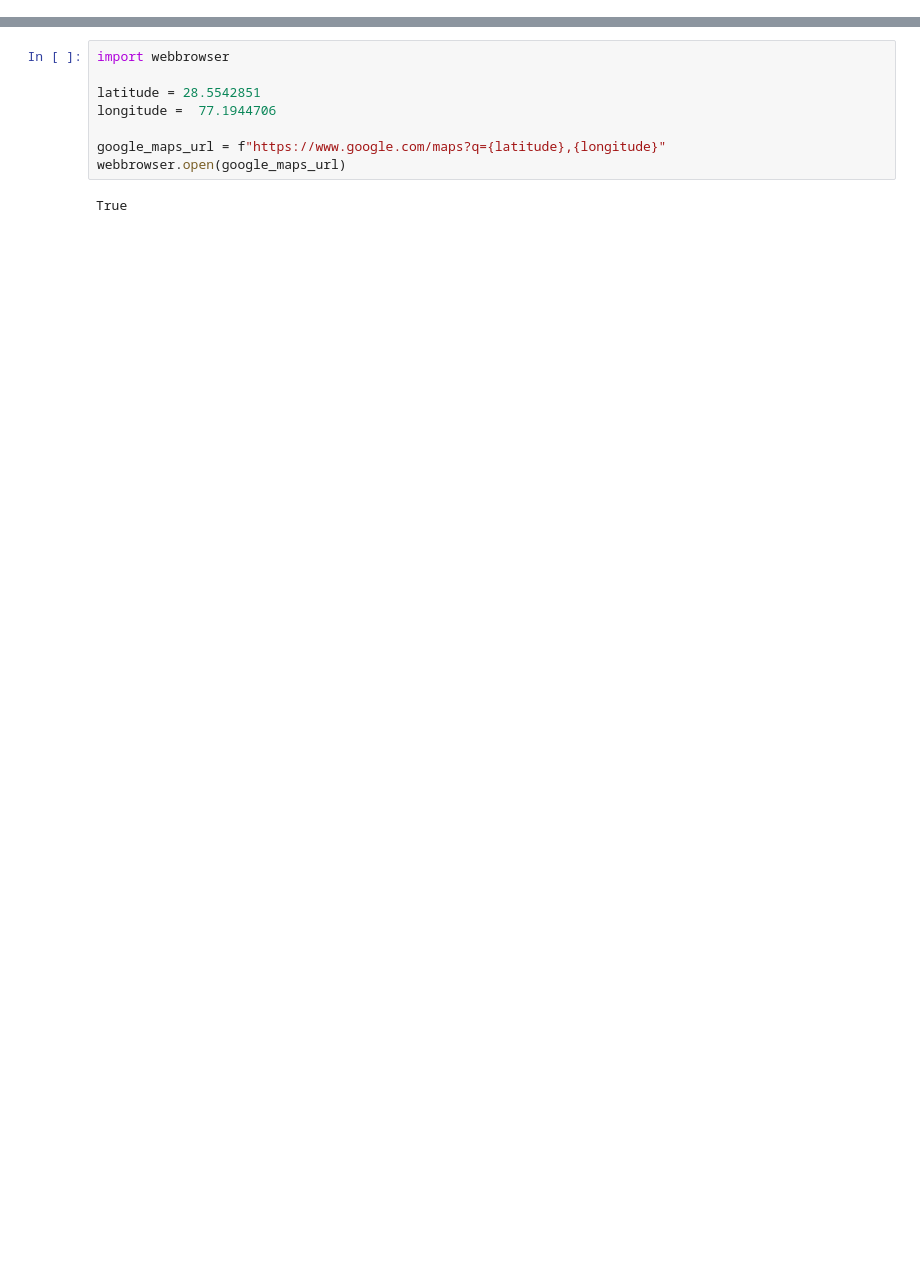
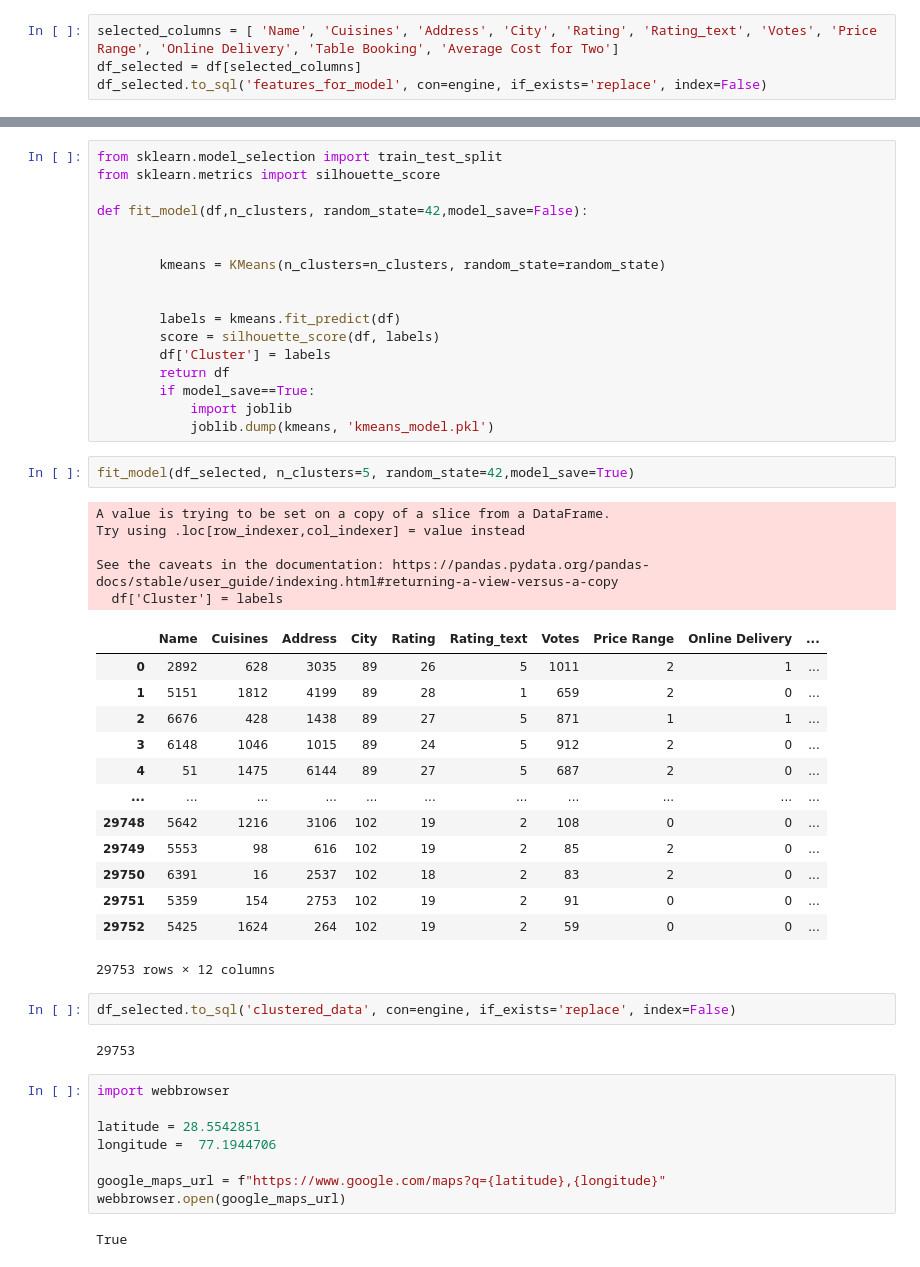
Before and after one commit to keerthi-ds777/restaurant-app, a Jupyter notebook: main.ipynb, the cells around one changed output, grey strips where cells are left out. Drawn from its saved outputs; the diff is of its cells as text; blank space fills up the shorter version.

```diff
--- a/main.ipynb
+++ b/main.ipynb
@@ -47,0 +101,4 @@ df.head()
+# %%
+selected_columns = [ 'Name', 'Cuisines', 'Address', 'City', 'Rating', 'Rating_text', 'Votes', 'Price Range', 'Online Delivery', 'Table Booking', 'Average Cost for Two']
+df_selected = df[selected_columns]
+df_selected.to_sql('features_for_model', con=engine, if_exists='replace', index=False)
@@ -48,3 +158,45 @@ df.head()
+# %%
+from sklearn.model_selection import train_test_split
+from sklearn.metrics import silhouette_score
+
+def fit_model(df,n_clusters, random_state=42,model_save=False):
+
+
+        kmeans = KMeans(n_clusters=n_clusters, random_state=random_state)
+
+
+        labels = kmeans.fit_predict(df)
+        score = silhouette_score(df, labels)
+        df['Cluster'] = labels
+        return df
+        if model_save==True:
+            import joblib
+            joblib.dump(kmeans, 'kmeans_model.pkl')
+# %%
+fit_model(df_selected, n_clusters=5, random_state=42,model_save=True)
+# %% [output]
+A value is trying to be set on a copy of a slice from a DataFrame.
+Try using .loc[row_indexer,col_indexer] = value instead
+
+See the caveats in the documentation: https://pandas.pydata.org/pandas-docs/stable/user_guide/indexing.html#returning-a-view-versus-a-copy
+  df['Cluster'] = labels
+|  | Name | Cuisines | Address | City | Rating | Rating_text | Votes | Price Range | Online Delivery | ... |
+| 0 | 2892 | 628 | 3035 | 89 | 26 | 5 | 1011 | 2 | 1 | ... |
+| 1 | 5151 | 1812 | 4199 | 89 | 28 | 1 | 659 | 2 | 0 | ... |
+| 2 | 6676 | 428 | 1438 | 89 | 27 | 5 | 871 | 1 | 1 | ... |
+| 3 | 6148 | 1046 | 1015 | 89 | 24 | 5 | 912 | 2 | 0 | ... |
+| 4 | 51 | 1475 | 6144 | 89 | 27 | 5 | 687 | 2 | 0 | ... |
+| ... | ... | ... | ... | ... | ... | ... | ... | ... | ... | ... |
+| 29748 | 5642 | 1216 | 3106 | 102 | 19 | 2 | 108 | 0 | 0 | ... |
+| 29749 | 5553 | 98 | 616 | 102 | 19 | 2 | 85 | 2 | 0 | ... |
+| 29750 | 6391 | 16 | 2537 | 102 | 18 | 2 | 83 | 2 | 0 | ... |
+| 29751 | 5359 | 154 | 2753 | 102 | 19 | 2 | 91 | 0 | 0 | ... |
+| 29752 | 5425 | 1624 | 264 | 102 | 19 | 2 | 59 | 0 | 0 | ... |
+29753 rows × 12 columns
+# %%
+df_selected.to_sql('clustered_data', con=engine, if_exists='replace', index=False)
+# %% [output]
+29753
 # %%
 import webbrowser
 
```
Also changed, not shown: parts of 13 cells of this notebook, 5 other files.
